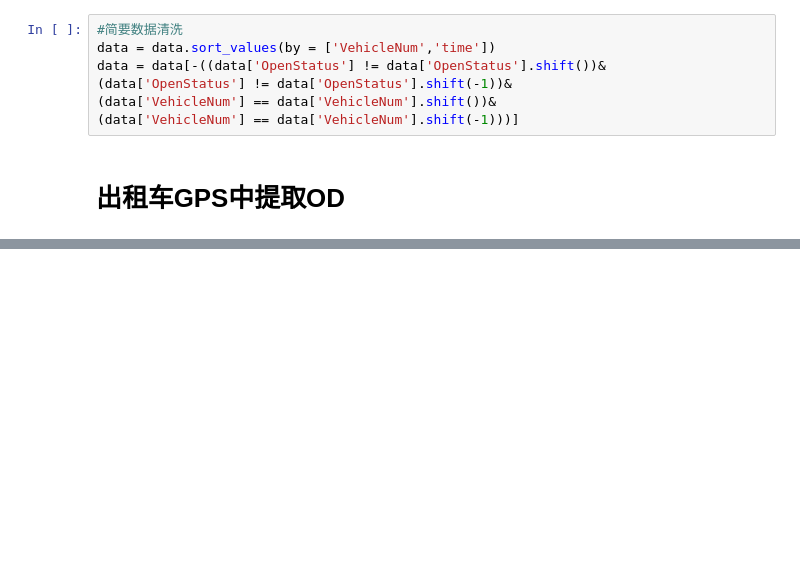
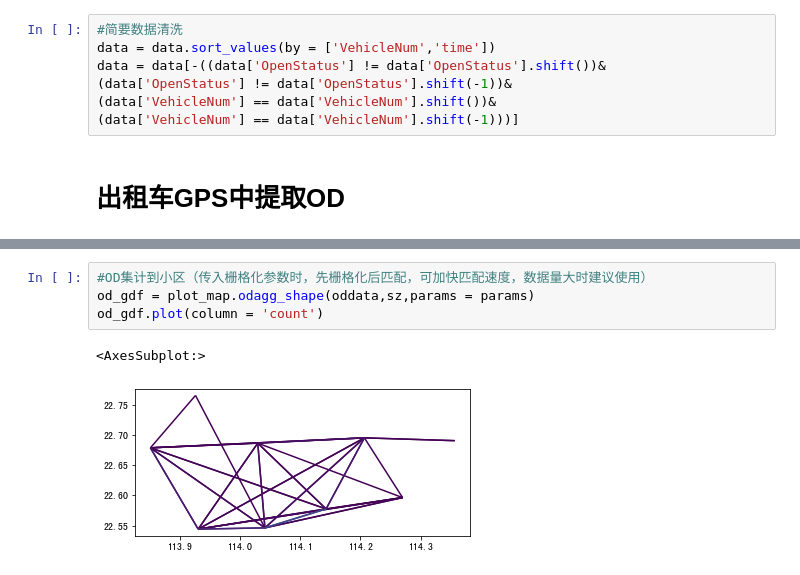
Before and after one commit to ni1o1/plot_map, a Jupyter notebook: example/example-taxiod.ipynb, the cells around one changed output, grey strips where cells are left out. Cells and saved outputs as stored; diff of their text form; blank space fills up the shorter version.

```diff
--- a/example/example-taxiod.ipynb
+++ b/example/example-taxiod.ipynb
@@ -51,0 +70,7 @@ plt.show()
+# %%
+#OD集计到小区（传入栅格化参数时，先栅格化后匹配，可加快匹配速度，数据量大时建议使用）
+od_gdf = plot_map.odagg_shape(oddata,sz,params = params)
+od_gdf.plot(column = 'count')
+# %% [output]
+<AxesSubplot:>
+[figure, added]
```
Also changed, not shown: parts of 8 cells of this notebook, 11 other files.
